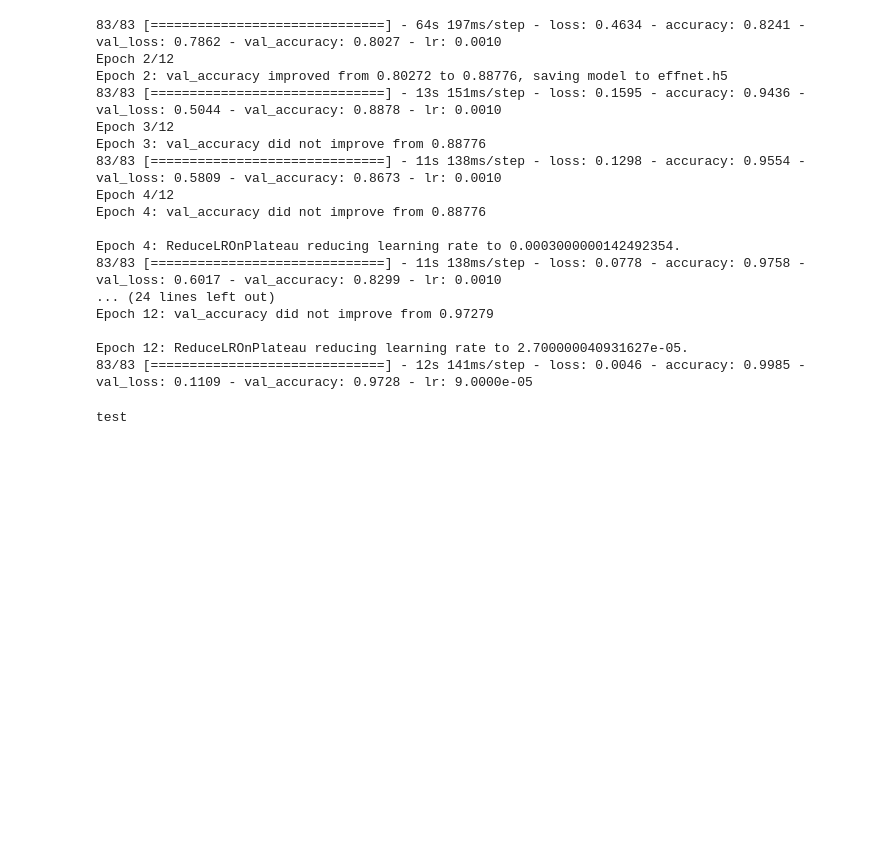
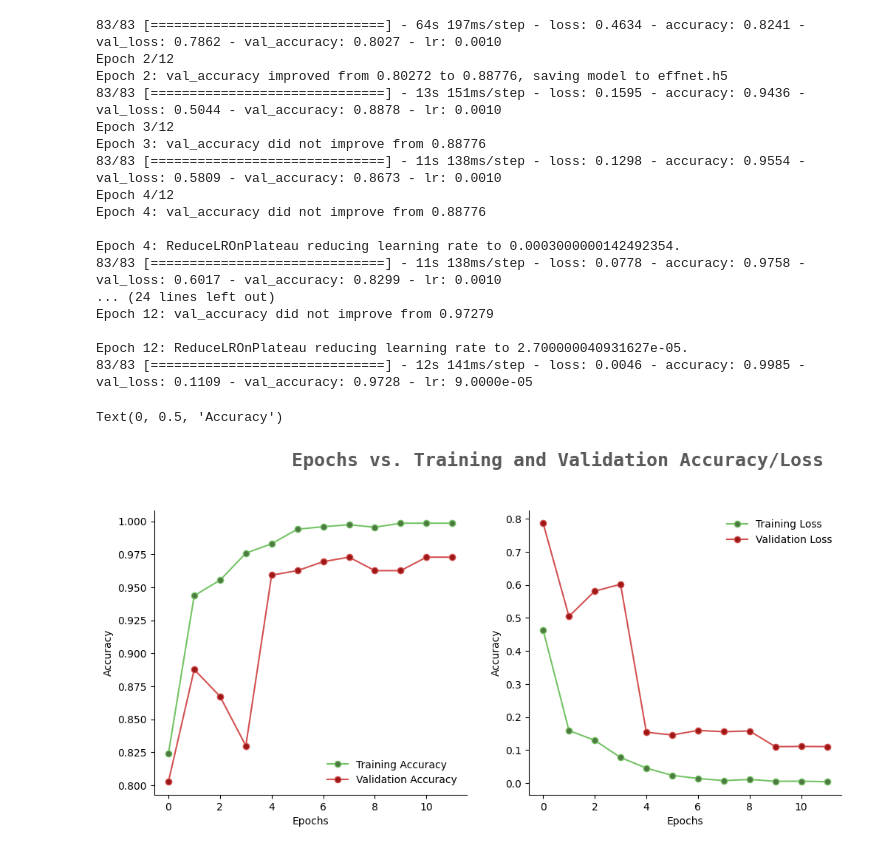
Before and after one commit to olimpijada72/brain_tumor_detection, a Jupyter notebook: brain_tumor_detection.ipynb, the cells around one changed output. Cells and saved outputs as stored; diff of their text form; code cells hidden in the pictures; blank space fills up the shorter version.

```diff
--- a/brain_tumor_detection.ipynb
+++ b/brain_tumor_detection.ipynb
@@ -175,7 +175,37 @@ Epoch 12: val_accuracy did not improve from 0.97279
 
 Epoch 12: ReduceLROnPlateau reducing learning rate to 2.700000040931627e-05.
 83/83 [==============================] - 12s 141ms/step - loss: 0.0046 - accuracy: 0.9985 - val_loss: 0.1109 - val_accuracy: 0.9728 - lr: 9.0000e-05
-# %%
-print("test")
-# %% [output]
-test
+# %%
+filterwarnings('ignore')
+
+epochs = [i for i in range(12)]
+fig, ax = plt.subplots(1, 2, figsize = (12, 5))
+train_acc = history.history['accuracy']
+train_loss = history.history['loss']
+val_acc = history.history['val_accuracy']
+val_loss = history.history['val_loss']
+fig.text(s='Epochs vs. Training and Validation Accuracy/Loss',size=18,fontweight='bold',
+             fontname='monospace',color=colors_dark[1],y=1,x=0.28,alpha=0.8)
+sns.despine()
+ax[0].plot(epochs, train_acc, marker = 'o', markerfacecolor = colors_green[2], color = colors_green[3],
+           label = 'Training Accuracy')
+
+ax[0].plot(epochs, val_acc, marker = 'o', markerfacecolor = colors_red[2], color = colors_red[3],
+           label = 'Validation Accuracy')
+ax[0].legend(frameon = False)
+
+ax[0].set_xlabel('Epochs')
+ax[0].set_ylabel('Accuracy')
+
+ax[1].plot(epochs, train_loss, marker = 'o', markerfacecolor = colors_green[2], color = colors_green[3],
+           label = 'Training Loss')
+
+ax[1].plot(epochs, val_loss, marker = 'o', markerfacecolor = colors_red[2], color = colors_red[3],
+           label = 'Validation Loss')
+ax[1].legend(frameon = False)
+
+ax[1].set_xlabel('Epochs')
+ax[1].set_ylabel('Accuracy')
+# %% [output]
+Text(0, 0.5, 'Accuracy')
+[figure, added]
```
Also changed, not shown: parts of 6 cells of this notebook.
